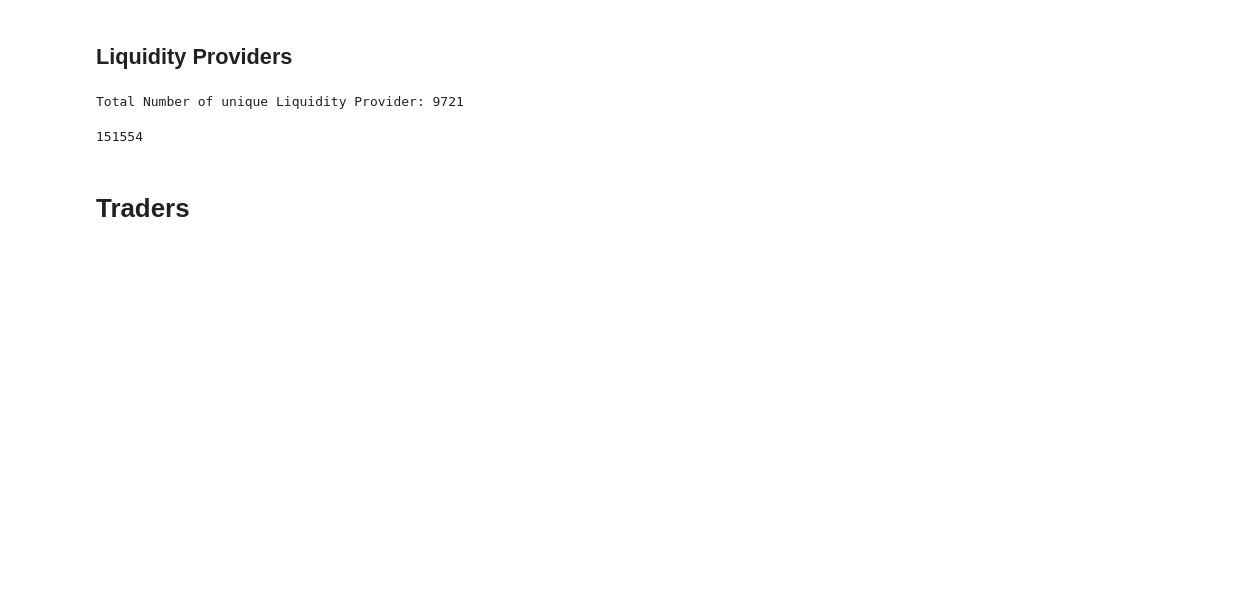
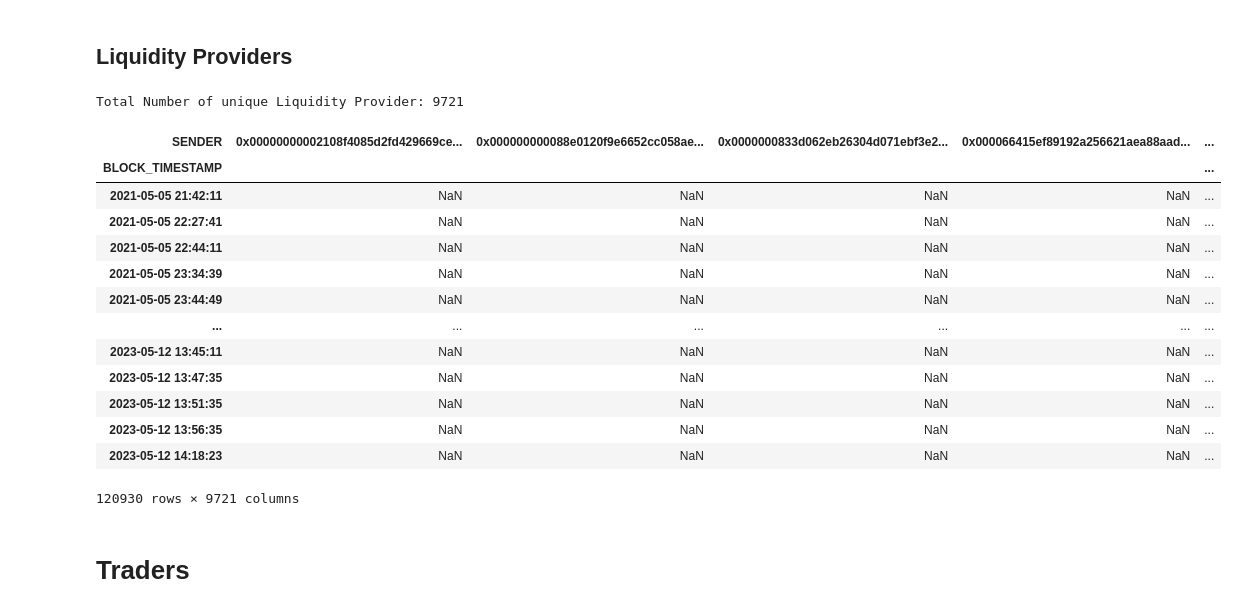
Before and after one commit to zhiconghu/Ethereum_DEX_Data, a Jupyter notebook: Data Descriptions.ipynb, the cells around one changed output. Saved outputs shown, nothing was run; the diff lists cells and outputs as text; code cells hidden in the pictures; blank space fills up the shorter version.

```diff
--- a/Data Descriptions.ipynb
+++ b/Data Descriptions.ipynb
@@ -147,9 +130,3 @@ Number of swap action: 4778173
 print("Total Number of unique Liquidity Provider:", len(lp_action['SENDER'].unique()))
 # %% [output]
 Total Number of unique Liquidity Provider: 9721
-# %%
-print(len(lp_action))
-# %% [output]
-151554
-# %%
-lp_action['L'] = lp_action.parallel_apply(lambda x: Get_Liquidity(x['AMOUNT1_ADJUSTED'], x['AMOUNT0_ADJUSTED'], x['PRICE_LOWER'], x['PRICE_UPPER']), axis = 1)
@@ -160,3 +133,22 @@ lp_pool_share.groupby('SENDER').agg({'USD':np.sum})
+# %%
+lp_pool_concentration = lp_action[['SENDER','BLOCK_TIMESTAMP','L']].copy()
+lp_pool_concentration = lp_pool_concentration.groupby(['SENDER','BLOCK_TIMESTAMP'])['L'].sum().reset_index()
+lp_pool_concentration.pivot(index = 'BLOCK_TIMESTAMP', columns = 'SENDER', values = 'L')
+# %% [output]
+| SENDER | 0x00000000002108f4085d2fd429669ce... | 0x000000000088e0120f9e6652cc058ae... | 0x0000000833d062eb26304d071ebf3e2... | 0x000066415ef89192a256621aea88aad... | ... |
+| BLOCK_TIMESTAMP |  |  |  |  | ... |
+| 2021-05-05 21:42:11 | NaN | NaN | NaN | NaN | ... |
+| 2021-05-05 22:27:41 | NaN | NaN | NaN | NaN | ... |
+| 2021-05-05 22:44:11 | NaN | NaN | NaN | NaN | ... |
+| 2021-05-05 23:34:39 | NaN | NaN | NaN | NaN | ... |
+| 2021-05-05 23:44:49 | NaN | NaN | NaN | NaN | ... |
+| ... | ... | ... | ... | ... | ... |
+| 2023-05-12 13:45:11 | NaN | NaN | NaN | NaN | ... |
+| 2023-05-12 13:47:35 | NaN | NaN | NaN | NaN | ... |
+| 2023-05-12 13:51:35 | NaN | NaN | NaN | NaN | ... |
+| 2023-05-12 13:56:35 | NaN | NaN | NaN | NaN | ... |
+| 2023-05-12 14:18:23 | NaN | NaN | NaN | NaN | ... |
+120930 rows × 9721 columns
 # %% [markdown]
 # Traders
 # %%
```
Also changed, not shown: parts of 6 cells of this notebook, 4 other files.
